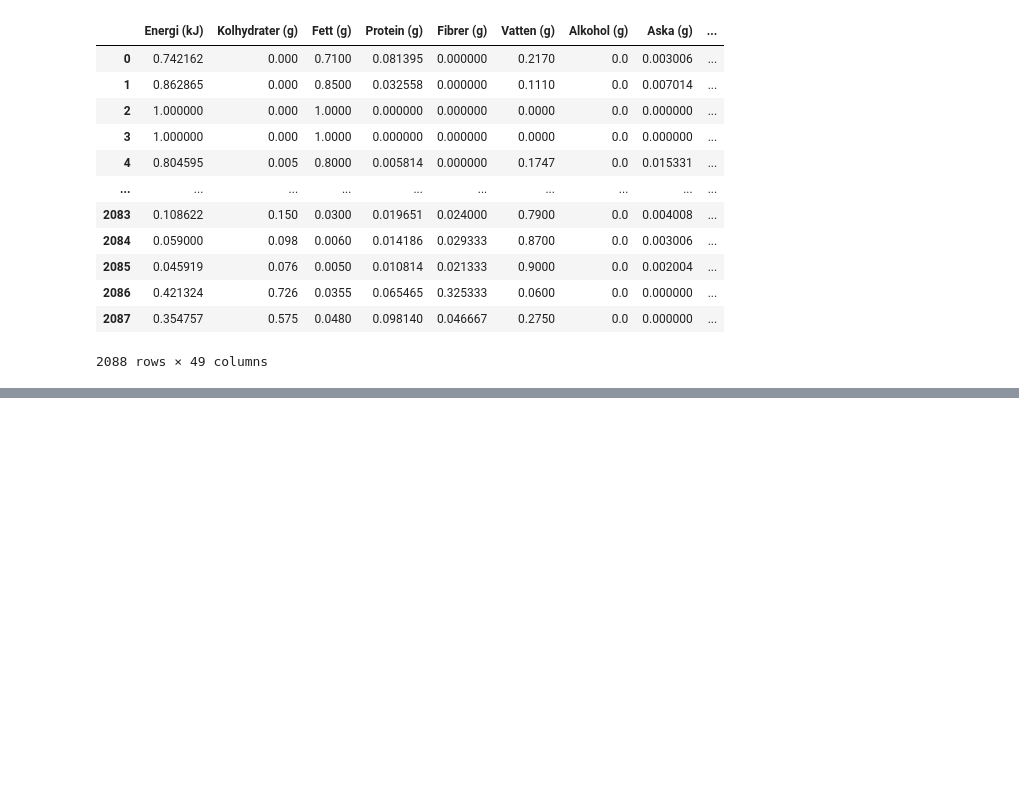
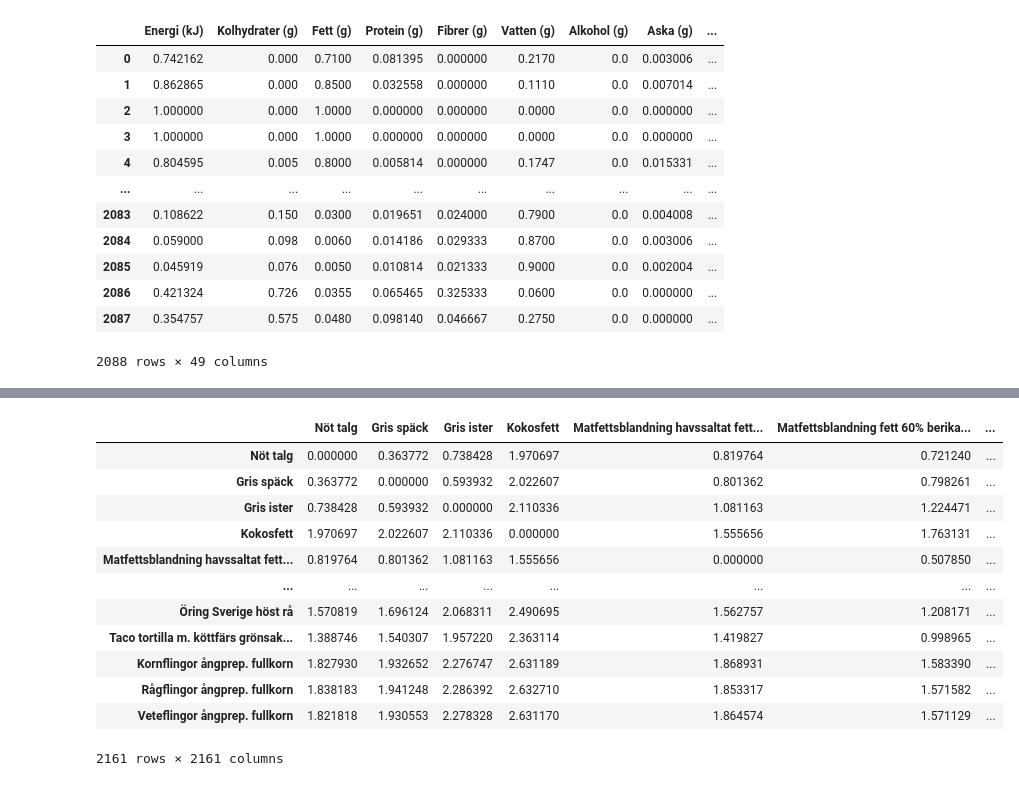
Before and after one commit to friberger/kodamat, a Jupyter notebook: pandamat.ipynb, the cells around one changed output, grey strips where cells are left out. Saved outputs shown, nothing was run; the diff lists cells and outputs as text; code cells hidden in the pictures; blank space fills up the shorter version.

```diff
--- a/pandamat.ipynb
+++ b/pandamat.ipynb
@@ -154,0 +194,19 @@ IndexError: list index out of range
+# %%
+# Här borde nog för det mesta Glädje tas bort från beräkningarna...
+df_dist_g = pd.DataFrame(squareform(pdist(df_g2.iloc[:, :-1])), columns=df_g2['Livsmedelsnamn'].unique(), index=df_g2['Livsmedelsnamn'].unique())
+# %%
+df_dist_g
+# %% [output]
+|  | Nöt talg | Gris späck | Gris ister | Kokosfett | Matfettsblandning havssaltat fett... | Matfettsblandning fett 60% berika... | ... |
+| Nöt talg | 0.000000 | 0.363772 | 0.738428 | 1.970697 | 0.819764 | 0.721240 | ... |
+| Gris späck | 0.363772 | 0.000000 | 0.593932 | 2.022607 | 0.801362 | 0.798261 | ... |
+| Gris ister | 0.738428 | 0.593932 | 0.000000 | 2.110336 | 1.081163 | 1.224471 | ... |
+| Kokosfett | 1.970697 | 2.022607 | 2.110336 | 0.000000 | 1.555656 | 1.763131 | ... |
+| Matfettsblandning havssaltat fett... | 0.819764 | 0.801362 | 1.081163 | 1.555656 | 0.000000 | 0.507850 | ... |
+| ... | ... | ... | ... | ... | ... | ... | ... |
+| Öring Sverige höst rå | 1.570819 | 1.696124 | 2.068311 | 2.490695 | 1.562757 | 1.208171 | ... |
+| Taco tortilla m. köttfärs grönsak... | 1.388746 | 1.540307 | 1.957220 | 2.363114 | 1.419827 | 0.998965 | ... |
+| Kornflingor ångprep. fullkorn | 1.827930 | 1.932652 | 2.276747 | 2.631189 | 1.868931 | 1.583390 | ... |
+| Rågflingor ångprep. fullkorn | 1.838183 | 1.941248 | 2.286392 | 2.632710 | 1.853317 | 1.571582 | ... |
+| Veteflingor ångprep. fullkorn | 1.821818 | 1.930553 | 2.278328 | 2.631170 | 1.864574 | 1.571129 | ... |
+2161 rows × 2161 columns
```
Also changed, not shown: parts of 8 cells of this notebook.
